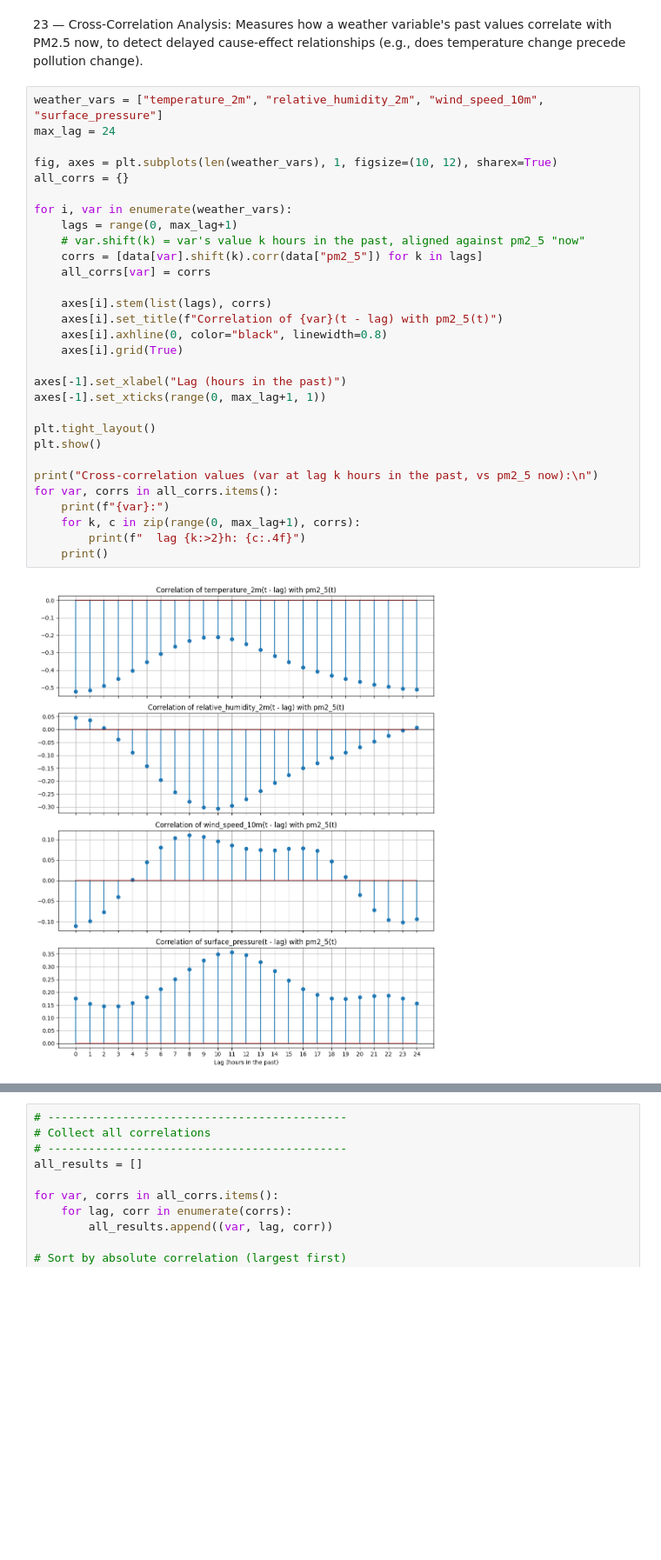
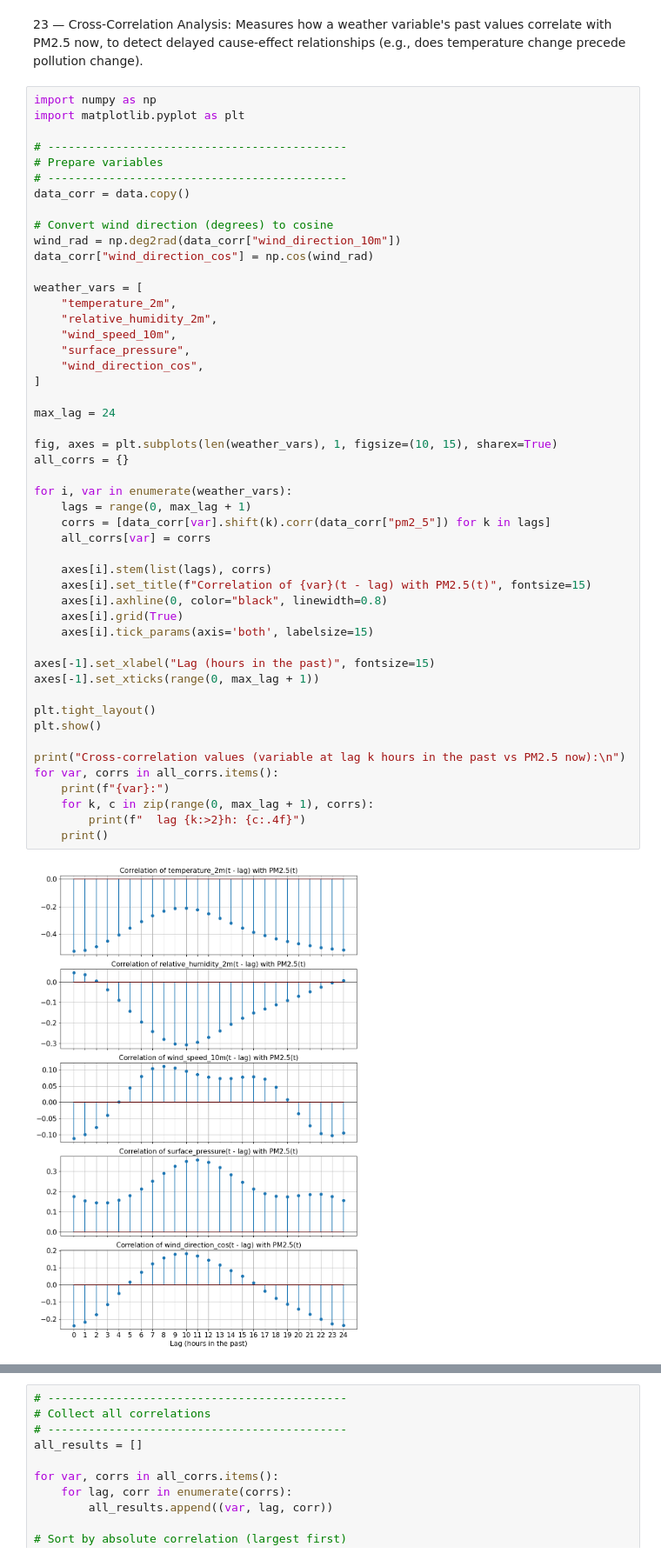
Before and after one commit to adarsha-7/pm25-forecasting, a Jupyter notebook: notebooks/eda/phase_2/15_to_32.ipynb, the cells around one changed output, grey strips where cells are left out. Shown at 87% size. Saved outputs shown, nothing was run; the diff lists cells and outputs as text; blank space fills up the shorter version.

```diff
--- a/notebooks/eda/phase_2/15_to_32.ipynb
+++ b/notebooks/eda/phase_2/15_to_32.ipynb
@@ -230,34 +232,53 @@ Lag 168h : 0.6118
 # %% [markdown]
 23 — Cross-Correlation Analysis: Measures how a weather variable's past values correlate with PM2.5 now, to detect delayed cause-effect relationships (e.g., does temperature change precede pollution change).
 # %%
-weather_vars = ["temperature_2m", "relative_humidity_2m", "wind_speed_10m", "surface_pressure"]
+import numpy as np
+import matplotlib.pyplot as plt
+
+# --------------------------------------------
+# Prepare variables
+# --------------------------------------------
+data_corr = data.copy()
+
+# Convert wind direction (degrees) to cosine
+wind_rad = np.deg2rad(data_corr["wind_direction_10m"])
+data_corr["wind_direction_cos"] = np.cos(wind_rad)
+
+weather_vars = [
+    "temperature_2m",
+    "relative_humidity_2m",
+    "wind_speed_10m",
+    "surface_pressure",
+    "wind_direction_cos",
+]
+
 max_lag = 24
 
-fig, axes = plt.subplots(len(weather_vars), 1, figsize=(10, 12), sharex=True)
+fig, axes = plt.subplots(len(weather_vars), 1, figsize=(10, 15), sharex=True)
 all_corrs = {}
 
 for i, var in enumerate(weather_vars):
-    lags = range(0, max_lag+1)
-    # var.shift(k) = var's value k hours in the past, aligned against pm2_5 "now"
-    corrs = [data[var].shift(k).corr(data["pm2_5"]) for k in lags]
+    lags = range(0, max_lag + 1)
+    corrs = [data_corr[var].shift(k).corr(data_corr["pm2_5"]) for k in lags]
     all_corrs[var] = corrs
 
     axes[i].stem(list(lags), corrs)
-    axes[i].set_title(f"Correlation of {var}(t - lag) with pm2_5(t)")
+    axes[i].set_title(f"Correlation of {var}(t - lag) with PM2.5(t)", fontsize=15)
     axes[i].axhline(0, color="black", linewidth=0.8)
     axes[i].grid(True)
+    axes[i].tick_params(axis='both', labelsize=15)
 
-axes[-1].set_xlabel("Lag (hours in the past)")
-axes[-1].set_xticks(range(0, max_lag+1, 1))
+axes[-1].set_xlabel("Lag (hours in the past)", fontsize=15)
+axes[-1].set_xticks(range(0, max_lag + 1))
 
 plt.tight_layout()
 plt.show()
 
-print("Cross-correlation values (var at lag k hours in the past, vs pm2_5 now):\n")
+print("Cross-correlation values (variable at lag k hours in the past vs PM2.5 now):\n")
 for var, corrs in all_corrs.items():
     print(f"{var}:")
-    for k, c in zip(range(0, max_lag+1), corrs):
+    for k, c in zip(range(0, max_lag + 1), corrs):
         print(f"  lag {k:>2}h: {c:.4f}")
     print()
 # %% [output]
-[figure, old version]
+[figure, new version]
```
Also changed, not shown: parts of 8 cells of this notebook, 24 other files.
